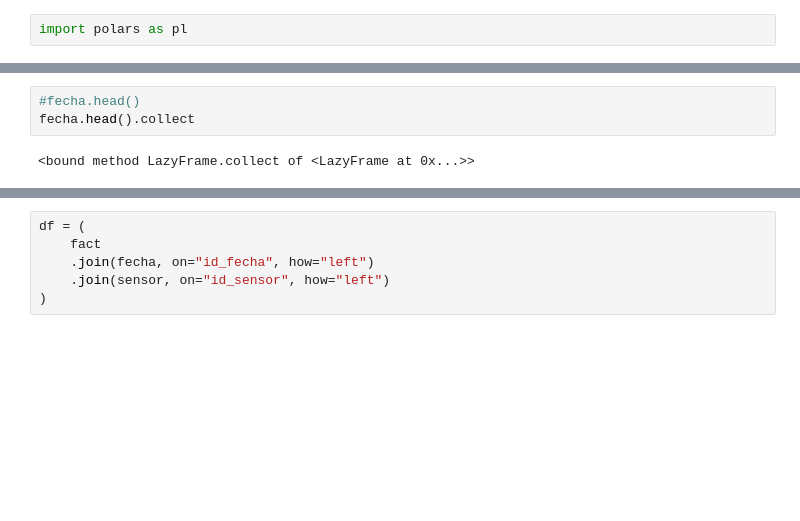
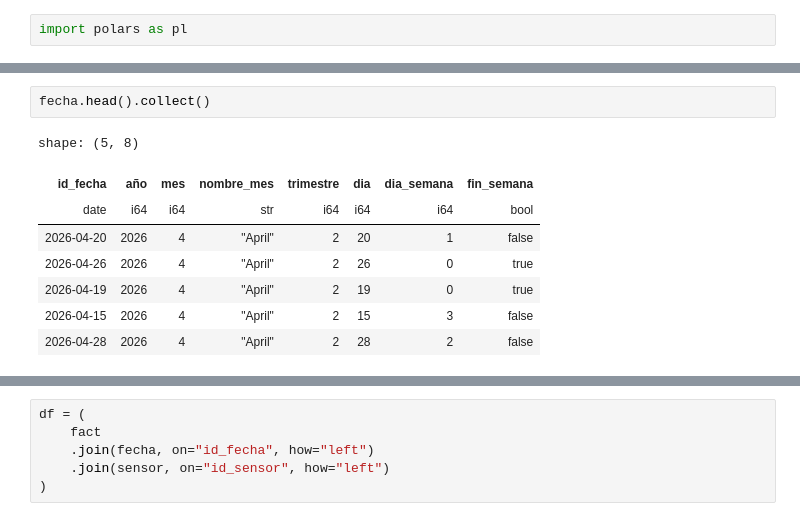
Before and after one commit to Bootcamp-DA-P2/Inteligencia-de-movilidad-urbana-de-Madrid, a Jupyter notebook: notebooks/01_preparacion_datos.ipynb, the cells around one changed output, grey strips where cells are left out. Saved outputs shown, nothing was run; the diff lists cells and outputs as text; blank space fills up the shorter version.

```diff
--- a/notebooks/01_preparacion_datos.ipynb
+++ b/notebooks/01_preparacion_datos.ipynb
@@ -75,6 +72,12 @@ shape: (5, 13)
 # %%
-#fecha.head()
-fecha.head().collect
+fecha.head().collect()
 # %% [output]
-<bound method LazyFrame.collect of <LazyFrame at 0x...>>
+shape: (5, 8)
+| id_fecha | año | mes | nombre_mes | trimestre | dia | dia_semana | fin_semana |
+| date | i64 | i64 | str | i64 | i64 | i64 | bool |
+| 2026-04-20 | 2026 | 4 | "April" | 2 | 20 | 1 | false |
+| 2026-04-26 | 2026 | 4 | "April" | 2 | 26 | 0 | true |
+| 2026-04-19 | 2026 | 4 | "April" | 2 | 19 | 0 | true |
+| 2026-04-15 | 2026 | 4 | "April" | 2 | 15 | 3 | false |
+| 2026-04-28 | 2026 | 4 | "April" | 2 | 28 | 2 | false |
 # %%
```
Also changed, not shown: parts of 44 cells of this notebook.
